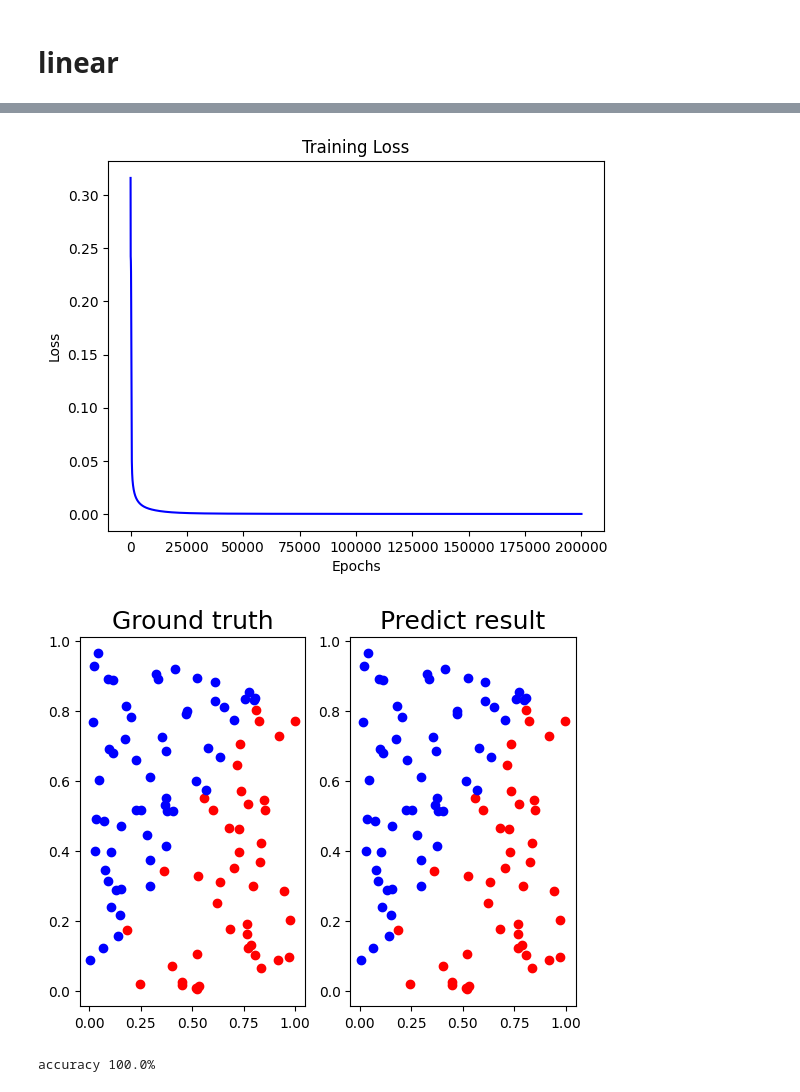
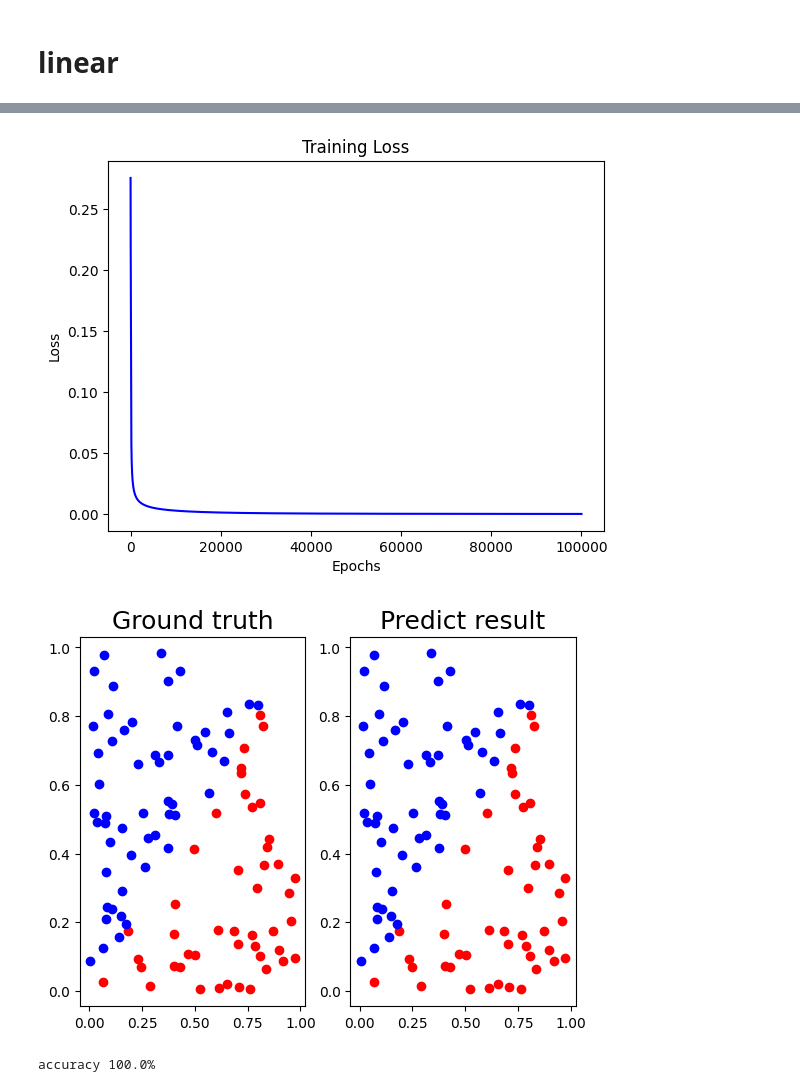
Before and after one commit to kirito878/DLP, a Jupyter notebook: lab01/lab1.ipynb, the cells around one changed output, grey strips where cells are left out. Saved outputs shown, nothing was run; the diff lists cells and outputs as text; code cells hidden in the pictures.

```diff
--- a/lab01/lab1.ipynb
+++ b/lab01/lab1.ipynb
@@ -80,7 +80,7 @@ def learn_curve(epochs,train_loss):
     plt.show()
 # %%
 class nn_moodel():
-    def __init__(self , input_features = 2 , hidden_features_1 = 3 , hidden_features_2 = 3 , out_features = 1 ,lr= 1,activate_function = "sigmoid" , optimizer = "GD",beta = 0.9) :
+    def __init__(self , input_features = 2 , hidden_features_1 = 9 , hidden_features_2 = 9 , out_features = 1 ,lr= 1,activate_function = "sigmoid" , optimizer = "GD",beta = 0.9) :
         self.weight_1 = np.random.normal(0 , 1 , (input_features , hidden_features_1))
         self.weight_2 = np.random.normal(0 , 1 , (hidden_features_1, hidden_features_2))
         self.weight_3 = np.random.normal(0 , 1 ,(hidden_features_2, out_features))
@@ -116,15 +116,24 @@ class nn_moodel():
         return self.y_pred
 
     def back_propagation(self , y_gt):
+        # dc_dy shape : (batch_size,1)
         self.dc_dy = derivate_MSE(y_gt, self.y_pred)
+        # dy_dz3 shape : (batch_size,1)
         self.dy_dz3 = derivate_sigmoid(self.y_pred)
+        # dz_dw3 shape : (batch_size,hidden2)
         self.dz3_dw3 = self.a_2
+        # dc_dz3 shape = (batch_size,1)
         self.dc_dz3 =self.dy_dz3 * self.dc_dy
+        # dc_dw3 shape = (hidden2,1)
         self.dc_dw3 = self.dz3_dw3.T @ self.dc_dz3
 
+        # dz_dw2 shape = (batch , hidden1)
         self.dz2_dw2 = self.a_1
+        # dz3_da2 shape = (hidden2 , 1)
         self.dz3_da2 = self.weight_3
+        # dc_da2 shape = (hidden2 , batch)
         self.dc_da2 = self.dz3_da2 @ self.dc_dz3.T
+        # dc_dz2 shape (batch,hidden2)
         self.dc_dz2 = self.derivate_activate_function(self.a_2) * self.dc_da2.T
         self.dc_dw2 = self.dz2_dw2.T @ self.dc_dz2
 
@@ -201,5 +210,5 @@ accuracy 100.0%
 
 x,y = generate_linear(100)
 model =nn_moodel()
-train_model(x,y,model,epochs=200000)
+train_model(x,y,model)
 # %% [output]
@@ -223,3 +232,3 @@ test loss: 2.454678911691717e-05
-[figure, old version]
+[figure, new version]
-[figure, old version]
+[figure, new version]
 accuracy 100.0%
```
Also changed, not shown: parts of 2 cells of this notebook, 17 other files.
